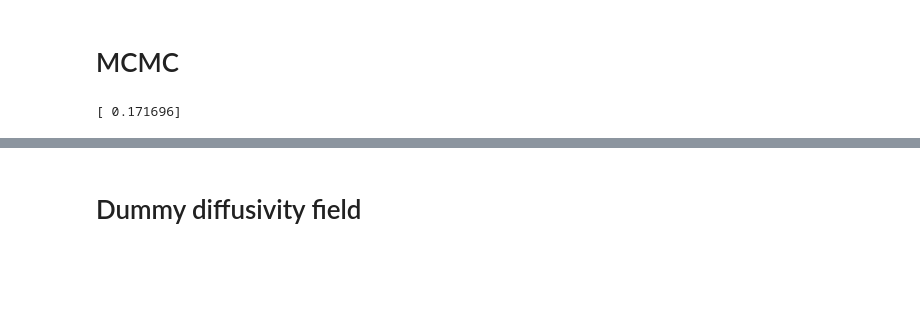
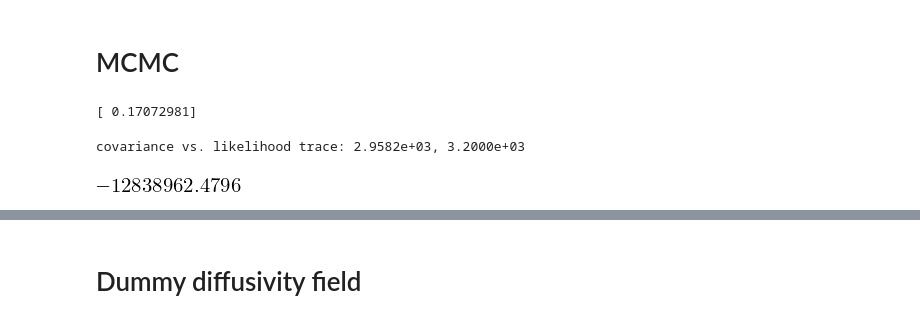
Before and after one commit to jcockayne/bayesian_pdes, a Jupyter notebook: notebooks/EIT.ipynb, the cells around one changed output, grey strips where cells are left out. Drawn from its saved outputs; the diff is of its cells as text; code cells hidden in the pictures; blank space fills up the shorter version.

```diff
--- a/notebooks/EIT.ipynb
+++ b/notebooks/EIT.ipynb
@@ -291,10 +291,16 @@ class EITState(object):
 
     def log_likelihood(self, proposal, use_cache=True):
         mus, cov = self.solve_forward(proposal, true_x, use_cache=use_cache)
-        cov_with_error = cov + noise_variance**2*np.eye(cov.shape[0])
+        cov = noise_variance**2*cov
+        like_error = noise_variance**2*np.eye(cov.shape[0])
+        cov_with_error = cov + like_error
 
+        if self.debug:
+            print('covariance vs. likelihood trace: {:.4e}, {:.4e}'.format(np.trace(cov), np.trace(like_error)))
         if bayesian_approach:
             like_dist = stats.multivariate_normal(np.zeros(cov.shape[0]), cov_with_error, False)
+        else:
+            like_dist = stats.multivariate_normal(np.zeros(cov.shape[0]), like_error, False)
 
         ret = 0
         try:
@@ -302,10 +308,7 @@ class EITState(object):
                 true_u = voltage.reshape((len(voltage), 1))
                 mu = mus[ix,:]
 
-                if bayesian_approach:
-                    this_lik = like_dist.logpdf(true_u.ravel() - mu.ravel())
-                else:
-                    this_lik = -(mu - true_u).T.dot(mu - true_u) / (2*noise_variance**2)
+                this_lik = like_dist.logpdf(true_u.ravel() - mu.ravel())
                 ret += this_lik
         except Exception as ex:
             if self.debug:
@@ -382,7 +385,13 @@ tmp = scipy.optimize.minimize(np.vectorize(potential), 0.1, method='Nelder-Mead'
 ls_ml = tmp.x
 print(ls_ml)
 # %% [output]
-[ 0.171696]
+[ 0.17072981]
+# %%
+test_state = EITState(new_design, ls_ml, proposal_op_cache, debug=True)
+test_state.log_likelihood(kappa_0)
+# %% [output]
+covariance vs. likelihood trace: 2.9582e+03, 3.2000e+03
+[figure, added]
 # %%
 propose_ls = np.array([0.1])
 proposal_obs = [
```
Also changed, not shown: parts of 6 cells of this notebook.
